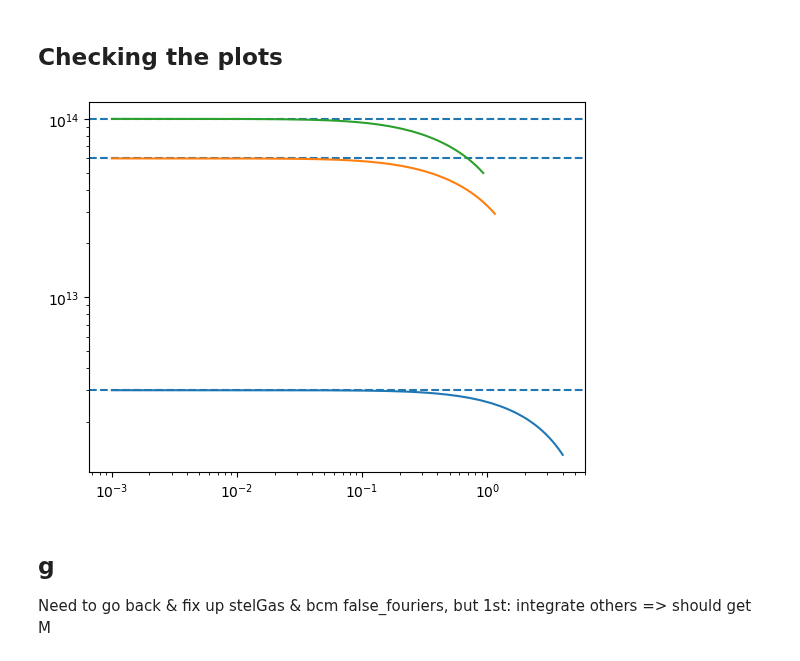
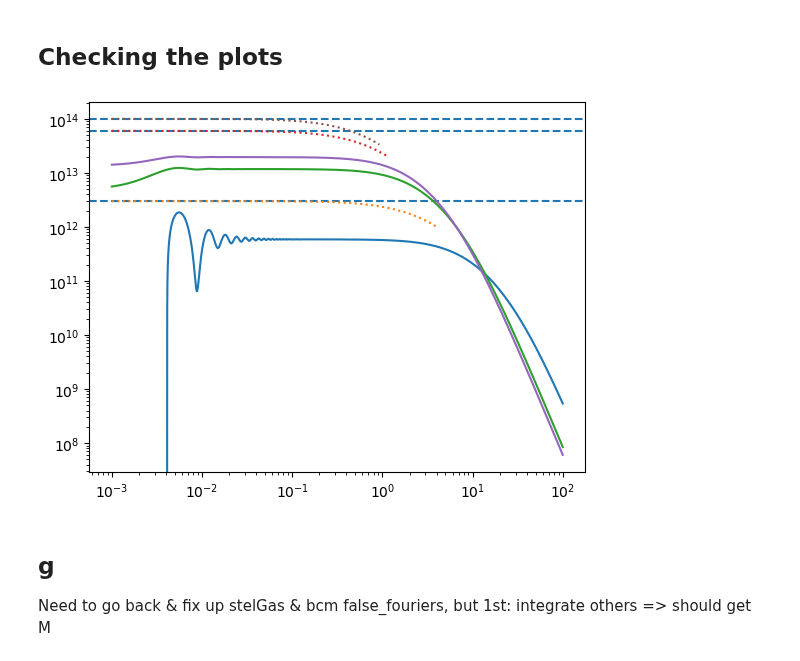
Before and after one commit to Catherine-Lambe/Oxford-Internship-Practices, a Jupyter notebook: profiles_normalisationTest_26072024.ipynb, the cells around one changed output. Drawn from its saved outputs; the diff is of its cells as text; code cells hidden in the pictures.

```diff
--- a/profiles_normalisationTest_26072024.ipynb
+++ b/profiles_normalisationTest_26072024.ipynb
@@ -106,14 +151,15 @@ ValueError: rs should have 3 elements
 # %% [markdown]
 ## Checking the plots
 # %%
-four_plot = gas_fourier
-for prof, mass in zip(four_plot, trial_M):
+four_plot, four_plot2 = bd_fourier_false, bd_fourier[0]
+for prof, prof2, mass in zip(four_plot, four_plot2, trial_M):
     plt.plot(trial_k, prof)
+    plt.plot(trial_k, prof2, ':')
     plt.axhline(mass, linestyle='--', zorder=1)
 plt.yscale('log')
 plt.xscale('log');
 # %% [output]
-[figure, old version]
+[figure, new version]
 # %% [markdown]
 ## g
 Need to go back & fix up stelGas & bcm false_fouriers, but 1st: integrate others => should get M
```
Also changed, not shown: parts of 2 cells of this notebook.
